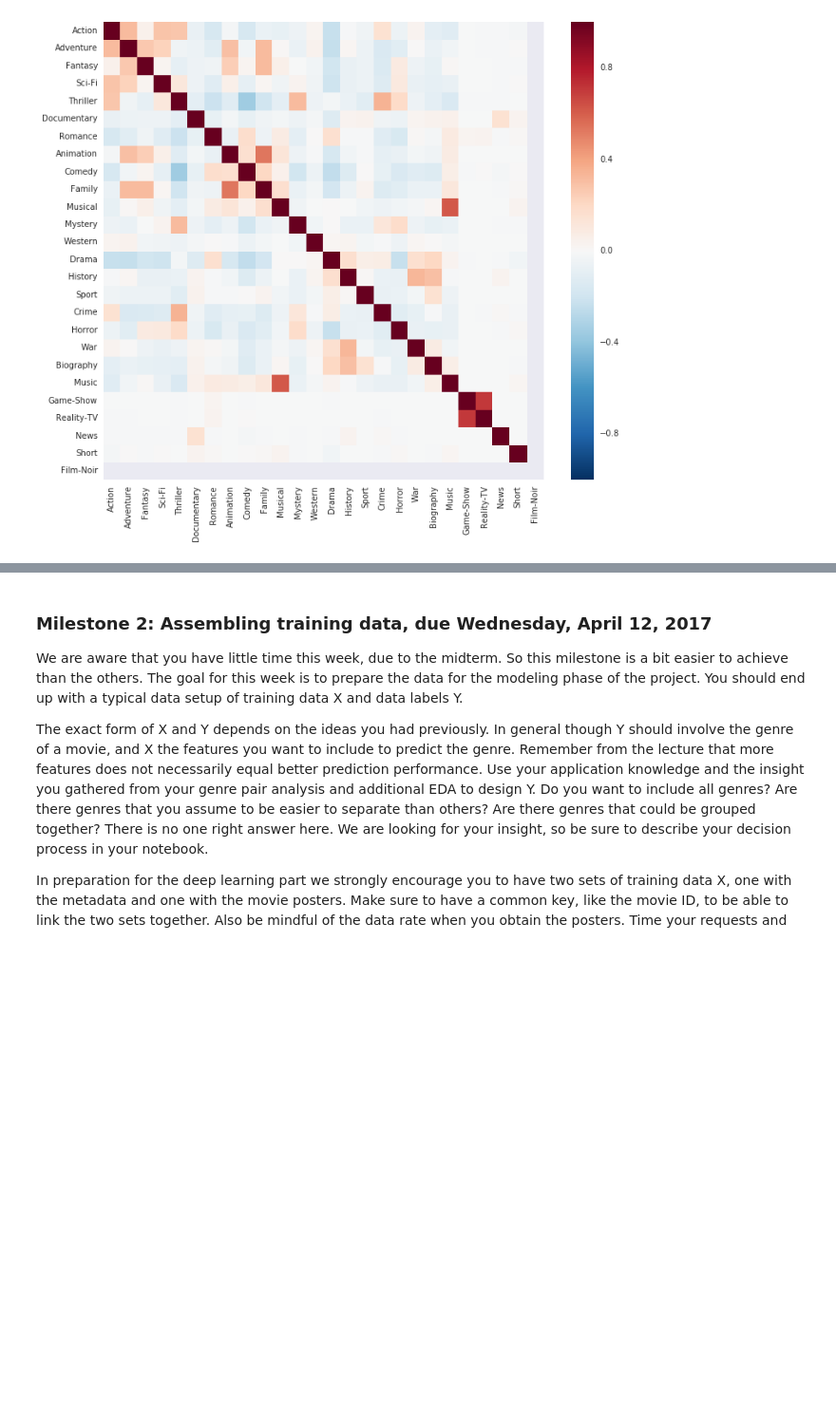
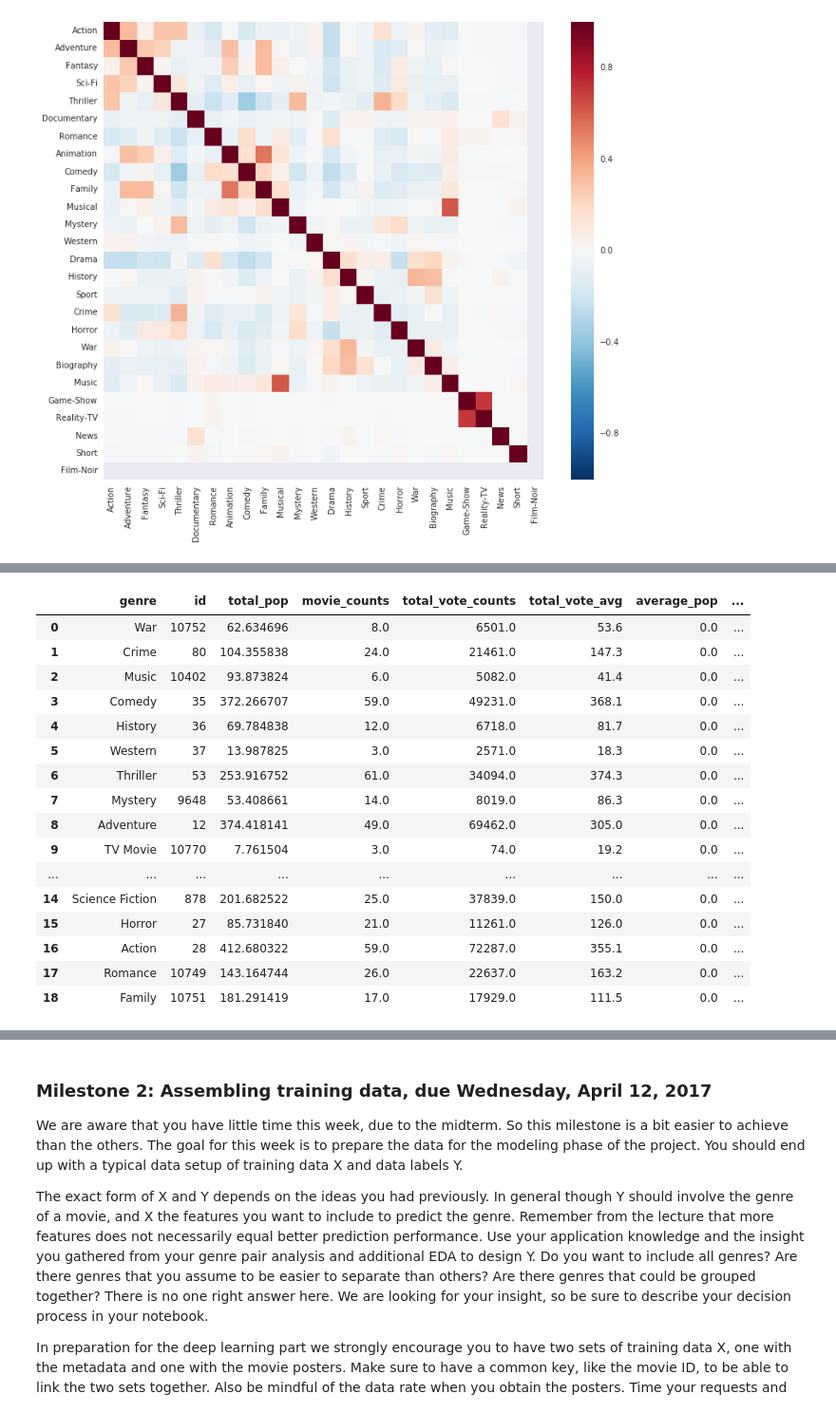
Before and after one commit to xinche/CS109bFinalProject, a Jupyter notebook: FinalProject.ipynb, the cells around one changed output, grey strips where cells are left out. Shown: that part at 95% size. Saved outputs shown, nothing was run; the diff lists cells and outputs as text; code cells hidden in the pictures; blank space fills up the shorter version.

Commit message:
tmdb data

```diff
--- a/FinalProject.ipynb
+++ b/FinalProject.ipynb
@@ -347,0 +448,16 @@ plt.show()
+# %%
+# now we want to convert the file into pandas dataframe so we can better process it
+genre_ids, overview, popularity, poster_path, title, vote_average, vote_count = [], [], [], [], [], [], []
+
+for movie in top_2016_json:
+    genre_ids.append(movie["genre_ids"])
+    overview.append(movie["overview"])
+    popularity.append(movie["popularity"])
+    poster_path.append(movie["poster_path"])
+    title.append(movie["title"])
+    vote_average.append(movie["vote_average"])
+    vote_count.append(movie["vote_count"])
+
+data = {'title': title, 'overview': overview, 'popularity': popularity, 'popularity': popularity, 'poster_path': poster_path, 'vote_average': vote_average,  'vote_count': vote_count, 'genre_ids': genre_ids,}
+top_2016_df = pd.DataFrame(data = data)
+top_2016_df
@@ -347,0 +508,46 @@ plt.show()
+# %%
+# now let's see which genres are popular
+
+# create new df for genre
+genre_data = {'genre': genre_lst.values(), 'id' : genre_lst.keys()}
+genre_top200 = pd.DataFrame(data = genre_data)
+
+genre_top200['total_pop'] = np.zeros(len(genre_lst.keys()))
+genre_top200['movie_counts'] = np.zeros(len(genre_lst.keys()))
+genre_top200['total_vote_counts'] = np.zeros(len(genre_lst.keys()))
+genre_top200['total_vote_avg'] = np.zeros(len(genre_lst.keys()))
+genre_top200['average_pop'] = np.zeros(len(genre_lst.keys()))
+genre_top200['average_vote_counts'] = np.zeros(len(genre_lst.keys()))
+genre_top200['average_vote_avg'] = np.zeros(len(genre_lst.keys()))
+
+# iterate through the top 200 data for each genre
+for i in range(len(top_2016_df.genre_ids)):
+    for id in top_2016_df.genre_ids[i]:
+        # total pop
+        genre_top200.set_value(genre_top200.loc[genre_top200['id'] == id].index, "total_pop", genre_top200.loc[genre_top200['id'] == id]["total_pop"]+top_2016_df.popularity[i])
+        # movie counts
+        genre_top200.set_value(genre_top200.loc[genre_top200['id'] == id].index, "movie_counts", genre_top200.loc[genre_top200['id'] == id]["movie_counts"]+1)
+        # total_vote_counts
+        genre_top200.set_value(genre_top200.loc[genre_top200['id'] == id].index, "total_vote_counts", genre_top200.loc[genre_top200['id'] == id]["total_vote_counts"]+top_2016_df.vote_count[i])
+        # total vote average
+        genre_top200.set_value(genre_top200.loc[genre_top200['id'] == id].index, "total_vote_avg", genre_top200.loc[genre_top200['id'] == id]["total_vote_avg"]+top_2016_df.vote_average[i])
+
+genre_top200
+# %% [output]
+|  | genre | id | total_pop | movie_counts | total_vote_counts | total_vote_avg | average_pop | ... |
+| 0 | War | 10752 | 62.634696 | 8.0 | 6501.0 | 53.6 | 0.0 | ... |
+| 1 | Crime | 80 | 104.355838 | 24.0 | 21461.0 | 147.3 | 0.0 | ... |
+| 2 | Music | 10402 | 93.873824 | 6.0 | 5082.0 | 41.4 | 0.0 | ... |
+| 3 | Comedy | 35 | 372.266707 | 59.0 | 49231.0 | 368.1 | 0.0 | ... |
+| 4 | History | 36 | 69.784838 | 12.0 | 6718.0 | 81.7 | 0.0 | ... |
+| 5 | Western | 37 | 13.987825 | 3.0 | 2571.0 | 18.3 | 0.0 | ... |
+| 6 | Thriller | 53 | 253.916752 | 61.0 | 34094.0 | 374.3 | 0.0 | ... |
+| 7 | Mystery | 9648 | 53.408661 | 14.0 | 8019.0 | 86.3 | 0.0 | ... |
+| 8 | Adventure | 12 | 374.418141 | 49.0 | 69462.0 | 305.0 | 0.0 | ... |
+| 9 | TV Movie | 10770 | 7.761504 | 3.0 | 74.0 | 19.2 | 0.0 | ... |
+| ... | ... | ... | ... | ... | ... | ... | ... | ... |
+| 14 | Science Fiction | 878 | 201.682522 | 25.0 | 37839.0 | 150.0 | 0.0 | ... |
+| 15 | Horror | 27 | 85.731840 | 21.0 | 11261.0 | 126.0 | 0.0 | ... |
+| 16 | Action | 28 | 412.680322 | 59.0 | 72287.0 | 355.1 | 0.0 | ... |
+| 17 | Romance | 10749 | 143.164744 | 26.0 | 22637.0 | 163.2 | 0.0 | ... |
+| 18 | Family | 10751 | 181.291419 | 17.0 | 17929.0 | 111.5 | 0.0 | ... |
```
Also changed, not shown: parts of 5 cells of this notebook.
